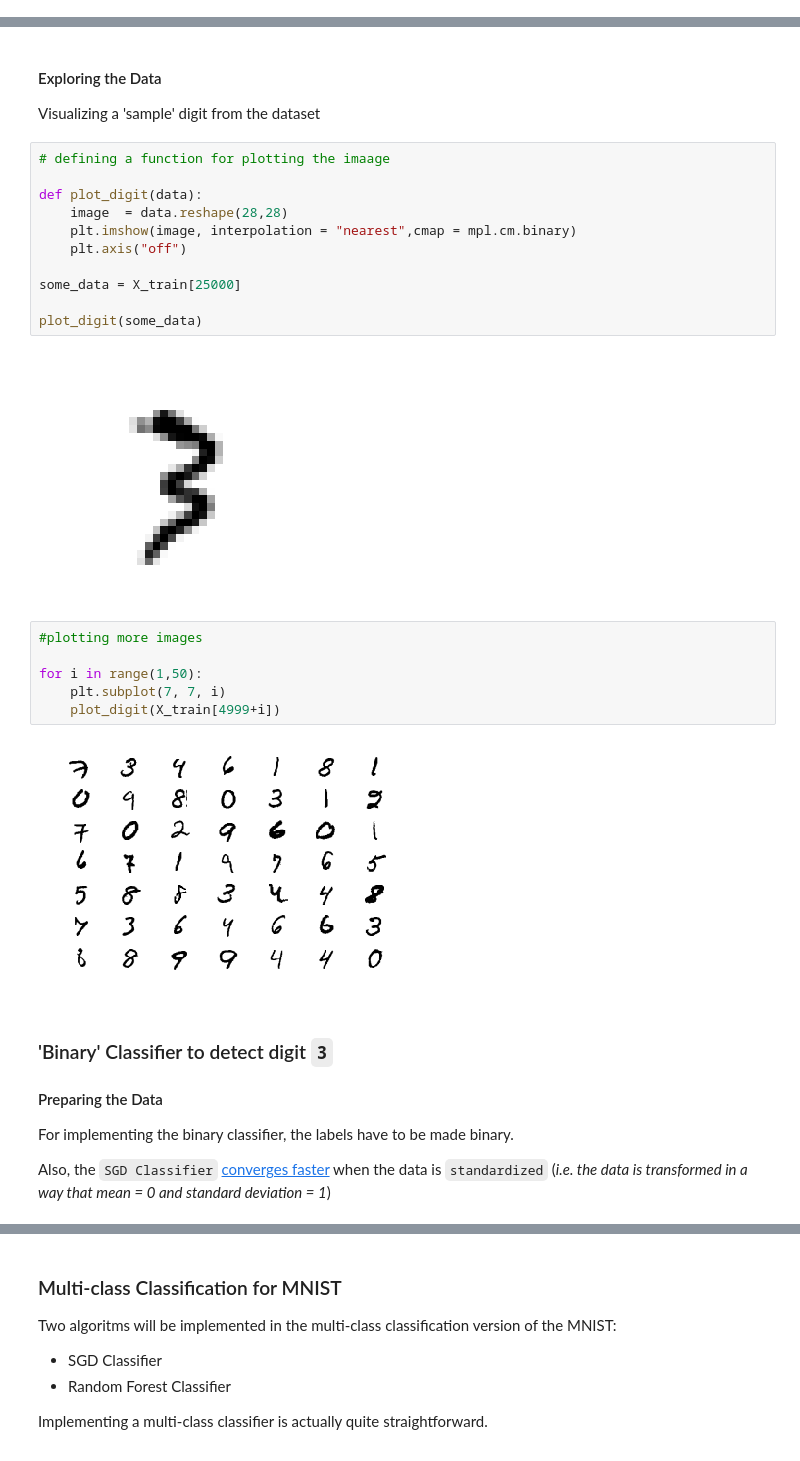
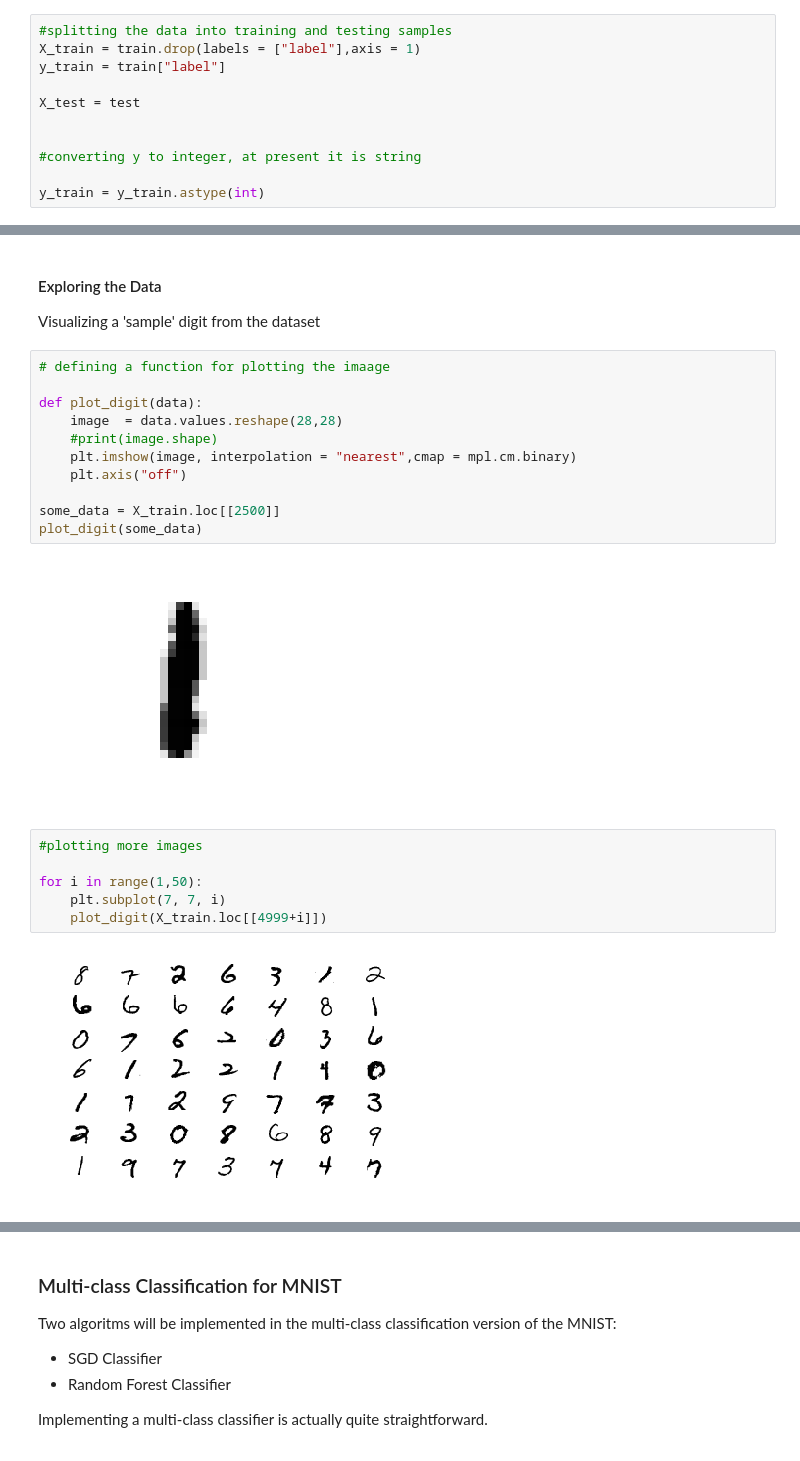
Before and after one commit to raamav/ML_Projects_1, a Jupyter notebook: 1b.MNIST_Kaggle.ipynb, the cells around one changed output, grey strips where cells are left out. Saved outputs shown, nothing was run; the diff lists cells and outputs as text.

```diff
--- a/1b.MNIST_Kaggle.ipynb
+++ b/1b.MNIST_Kaggle.ipynb
@@ -108,0 +96,11 @@ Shape of test set predictor matrix  (10000, 784)
+# %%
+#splitting the data into training and testing samples
+X_train = train.drop(labels = ["label"],axis = 1)
+y_train = train["label"]
+
+X_test = test
+
+
+#converting y to integer, at present it is string
+
+y_train = y_train.astype(int)
@@ -113,29 +121,21 @@ Visualizing a 'sample' digit from the dataset
 # %%
 # defining a function for plotting the imaage
 
 def plot_digit(data):
-    image  = data.reshape(28,28)
+    image  = data.values.reshape(28,28)
+    #print(image.shape)
     plt.imshow(image, interpolation = "nearest",cmap = mpl.cm.binary)
     plt.axis("off")
 
-some_data = X_train[25000]
-
+some_data = X_train.loc[[2500]]
 plot_digit(some_data)
 # %% [output]
-[figure, old version]
+[figure, new version]
 # %%
 #plotting more images
 
 for i in range(1,50):
     plt.subplot(7, 7, i)
-    plot_digit(X_train[4999+i])
+    plot_digit(X_train.loc[[4999+i]])
 # %% [output]
-[figure, old version]
+[figure, new version]
-# %% [markdown]
-### 'Binary' Classifier to detect digit `3`
-
-#### Preparing the Data
-
-For implementing the binary classifier, the labels have to be made binary.
-
-Also, the `SGD Classifier` [converges faster](https://scikit-learn.org/stable/modules/generated/sklearn.linear_model.SGDClassifier.html) when the data is `standardized` (*i.e. the data is transformed in a way that mean = 0 and standard deviation = 1*)
```
Also changed, not shown: parts of 39 cells of this notebook.
